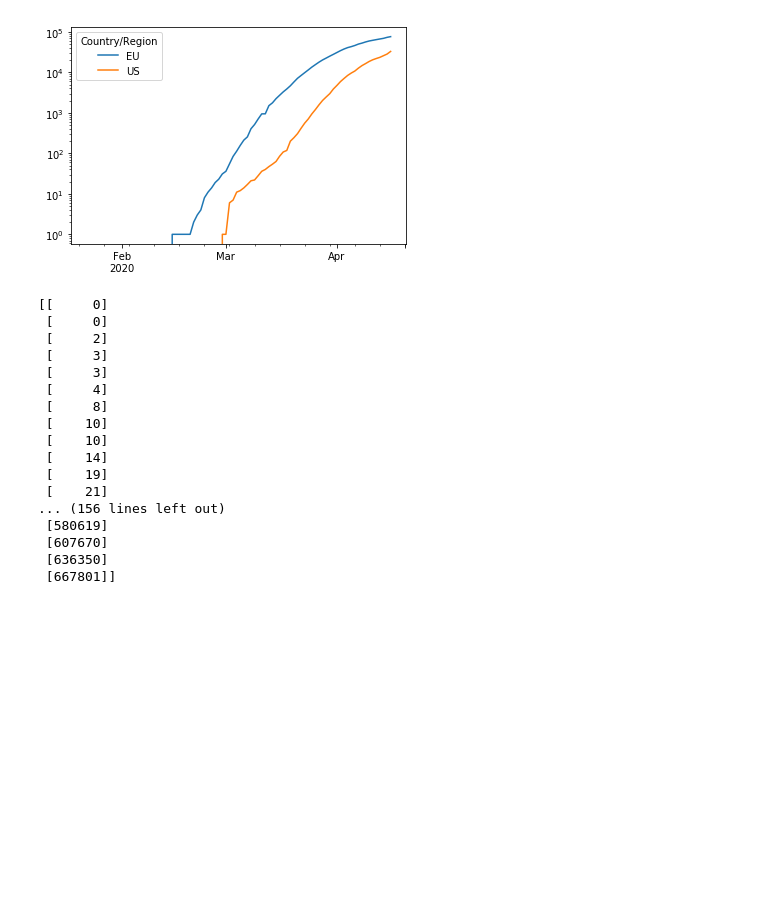
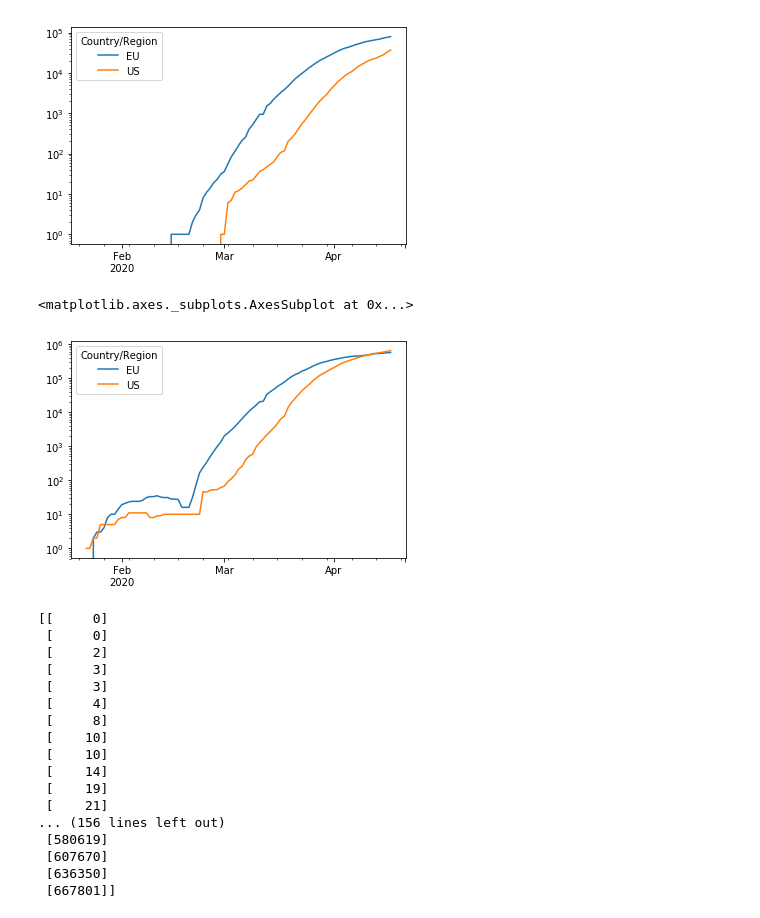
Before and after one commit to mercaderd/python-notebooks, a Jupyter notebook: Covid19 Data.ipynb, the cells around one changed output. Saved outputs shown, nothing was run; the diff lists cells and outputs as text; code cells hidden in the pictures; blank space fills up the shorter version.

```diff
--- a/Covid19 Data.ipynb
+++ b/Covid19 Data.ipynb
@@ -256,6 +269,11 @@ global_deaths['Country'][['EU','US']].plot(logy=True)
 # %% [output]
 <matplotlib.axes._subplots.AxesSubplot at 0x...>
 [figure]
+# %%
+global_conf_rec['Country'][['EU','US']].plot(logy=True)
+# %% [output]
+<matplotlib.axes._subplots.AxesSubplot at 0x...>
+[figure, added]
 # %%
 for s in global_confirmed['Country'][['EU','US']].columns:
     print(global_confirmed['Country'][[s]].values)
```
Also changed, not shown: parts of 13 cells of this notebook, 8 other files.
